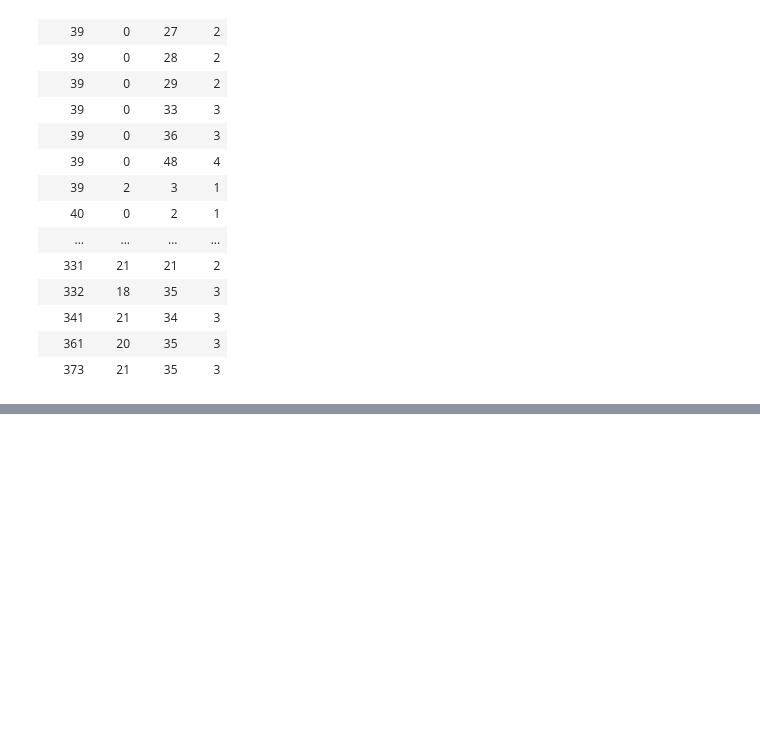
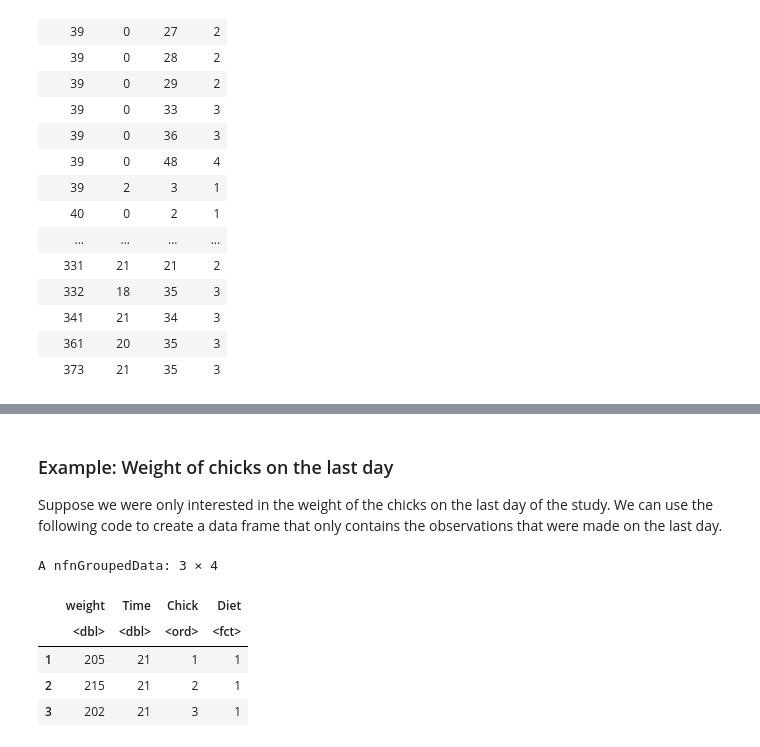
Before and after one commit to nyumathclinic/core-ua_111_course_book, a Jupyter notebook: dplyr_library.ipynb, the cells around one changed output, grey strips where cells are left out. Saved outputs shown, nothing was run; the diff lists cells and outputs as text; code cells hidden in the pictures; blank space fills up the shorter version.

```diff
--- a/dplyr_library.ipynb
+++ b/dplyr_library.ipynb
@@ -221,0 +260,14 @@ A nfnGroupedData: 578 × 4
+# %% [markdown]
+### Example: Weight of chicks on the last day
+Suppose we were only interested in the weight of the chicks on the last day of the study. We can use the following code to create a data frame that only contains the observations that were made on the last day.
+# %%
+# without piping
+ChickWeight_last_day <- filter(ChickWeight, Time == max(Time))
+head(ChickWeight_last_day, 3)
+# %% [output]
+A nfnGroupedData: 3 × 4
+|  | weight | Time | Chick | Diet |
+|  | <dbl> | <dbl> | <ord> | <fct> |
+| 1 | 205 | 21 | 1 | 1 |
+| 2 | 215 | 21 | 2 | 1 |
+| 3 | 202 | 21 | 3 | 1 |
```
Also changed, not shown: parts of 28 cells of this notebook, 16 other files.
